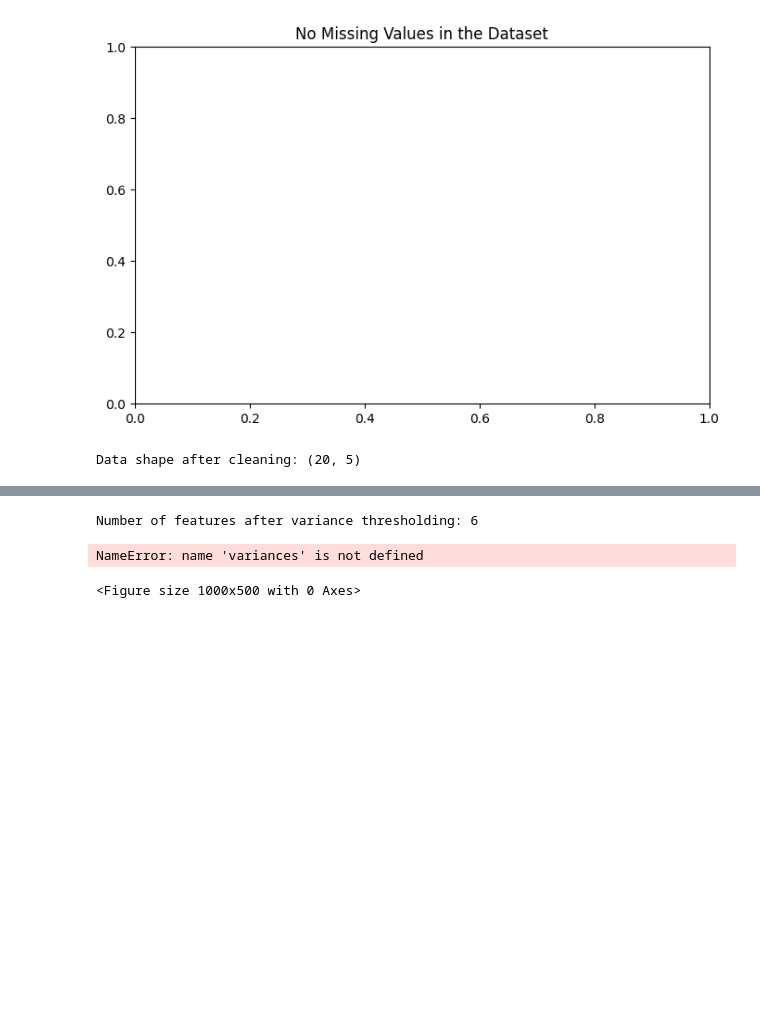
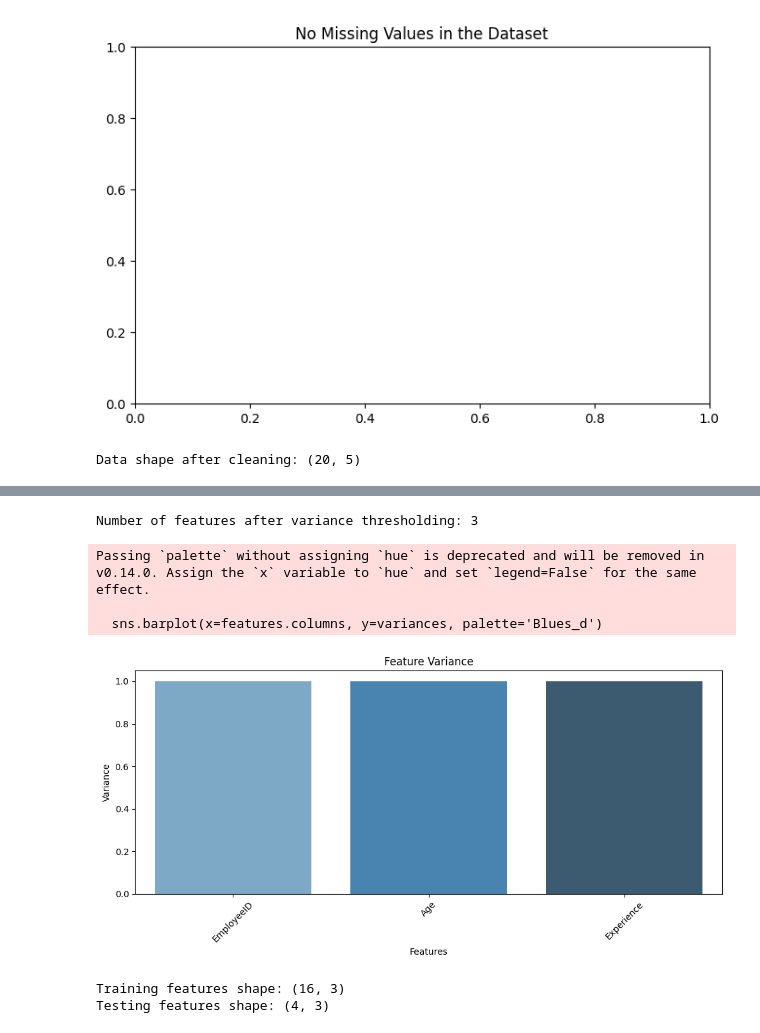
Before and after one commit to DevBatra05/AIML_Sem_4, a Jupyter notebook: Lab_02.ipynb, the cells around one changed output, grey strips where cells are left out. Saved outputs shown, nothing was run; the diff lists cells and outputs as text; code cells hidden in the pictures; blank space fills up the shorter version.

```diff
--- a/Lab_02.ipynb
+++ b/Lab_02.ipynb
@@ -86,26 +108,31 @@ for col in numerical_cols:
 # %%
+# -------------------- Data Reduction --------------------
 # Variance thresholding to remove low-variance features
 selector = VarianceThreshold(threshold=0.01)
-features = data.iloc[:, :-1]  # Assuming last column is target
+features = data.drop(columns=['Salary'])  # Exclude target column
 reduced_features = selector.fit_transform(features)
 selected_columns = features.columns[selector.get_support(indices=True)]
 # %%
 # Update the data with reduced features
 data = pd.DataFrame(reduced_features, columns=selected_columns)
-data['Target'] = data.iloc[:, -1]  # Adjust target column as needed
+data['Salary'] = target  # Re-attach the target column
 
 print(f"Number of features after variance thresholding: {data.shape[1] - 1}")
 # %% [output]
-Number of features after variance thresholding: 6
+Number of features after variance thresholding: 3
 # %%
+# Visualize feature variances
+variances = selector.variances_
 plt.figure(figsize=(10, 5))
-sns.barplot(x=features.columns, y=variances.values, palette='viridis')
-plt.xticks(rotation=90)
+sns.barplot(x=features.columns, y=variances, palette='Blues_d')
+plt.title('Feature Variance')
+plt.ylabel('Variance')
 plt.xlabel('Features')
-plt.ylabel('Variance')
-plt.title('Feature Variances')
+plt.xticks(rotation=45)
 plt.tight_layout()
 plt.show()
 # %% [output]
-NameError: name 'variances' is not defined
+Passing `palette` without assigning `hue` is deprecated and will be removed in v0.14.0. Assign the `x` variable to `hue` and set `legend=False` for the same effect.
+
+  sns.barplot(x=features.columns, y=variances, palette='Blues_d')
-<Figure size 1000x500 with 0 Axes>
+[figure, added]
@@ -115,0 +139,15 @@ y = data['Target']
+# %%
+# -------------------- Data Splitting --------------------
+# Split into features (X) and target (y)
+X = data.drop(columns=['Salary'])
+y = data['Salary']
+
+# Train-test split
+X_train, X_test, y_train, y_test = train_test_split(X, y, test_size=0.2, random_state=42)
+
+# -------------------- Output Summary --------------------
+print(f"Training features shape: {X_train.shape}")
+print(f"Testing features shape: {X_test.shape}")
+# %% [output]
+Training features shape: (16, 3)
+Testing features shape: (4, 3)
```
Also changed, not shown: parts of 16 cells of this notebook.
